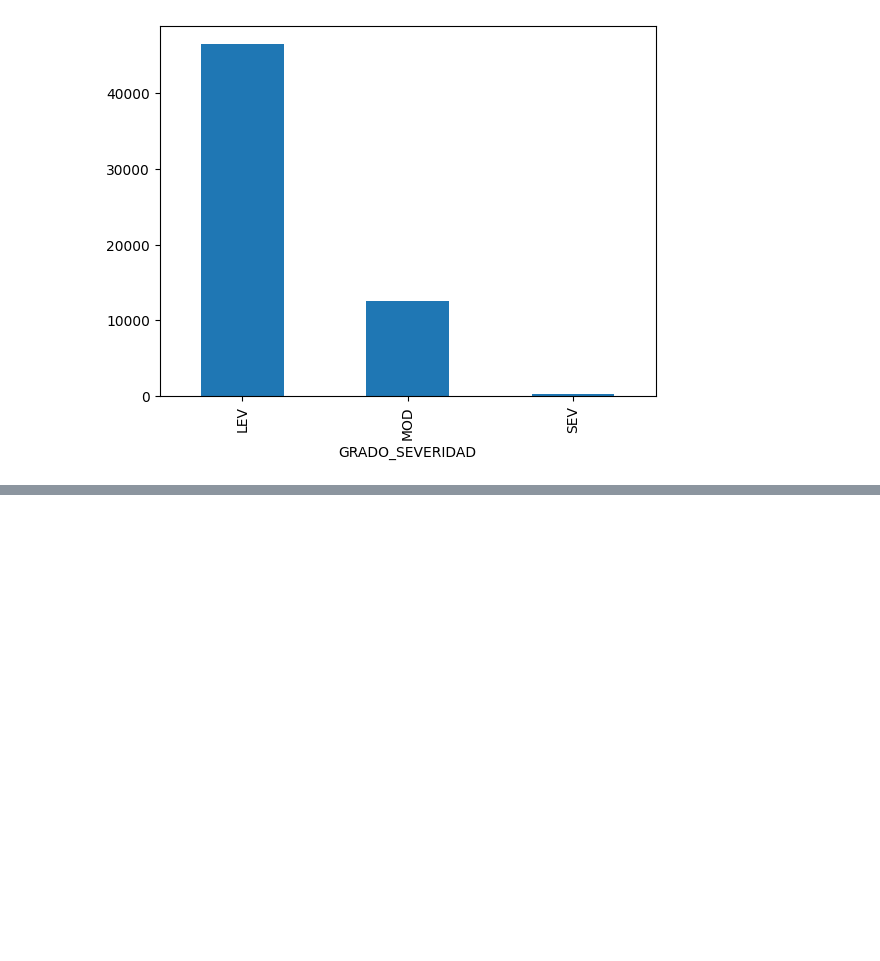
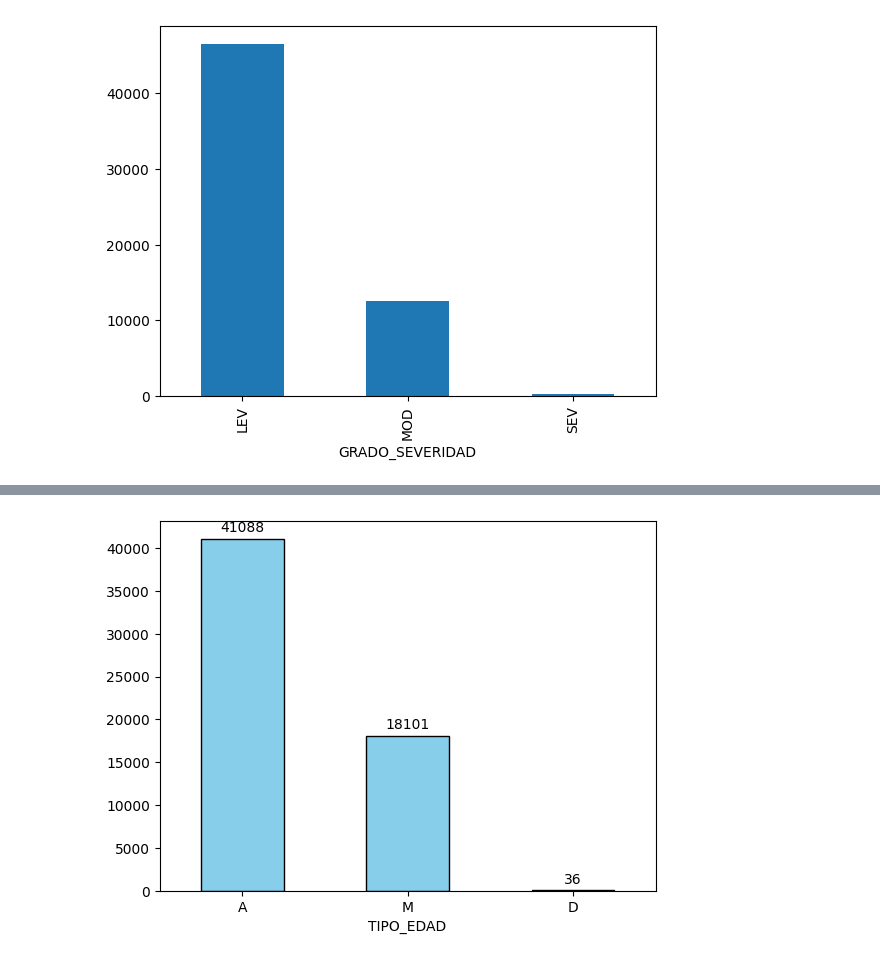
Before and after one commit to PanAcevichado/PC2-CD, a Jupyter notebook: deforestacion.ipynb, the cells around one changed output, grey strips where cells are left out. Drawn from its saved outputs; the diff is of its cells as text; code cells hidden in the pictures; blank space fills up the shorter version.

```diff
--- a/deforestacion.ipynb
+++ b/deforestacion.ipynb
@@ -88,0 +185,12 @@ df.describe()
+# %%
+# 1. Creamos el gráfico y guardamos el objeto 'ax' (los ejes)
+ax = (df['TIPO_EDAD'].value_counts()).plot(kind='bar', color='skyblue', edgecolor='black')
+
+# 2. Agregamos las etiquetas sobre las barras
+# ax.containers contiene la información de las barras generadas
+ax.bar_label(ax.containers[0], padding=3)
+
+plt.xticks(rotation=0) # Mantiene los números del eje X horizontales
+plt.show()
+# %% [output]
+[figure, added]
```
Also changed, not shown: parts of 10 cells of this notebook, 1 other file.
